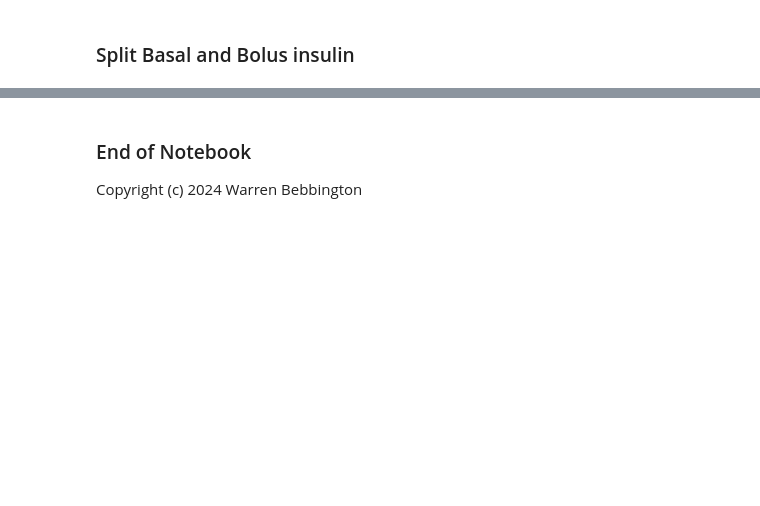
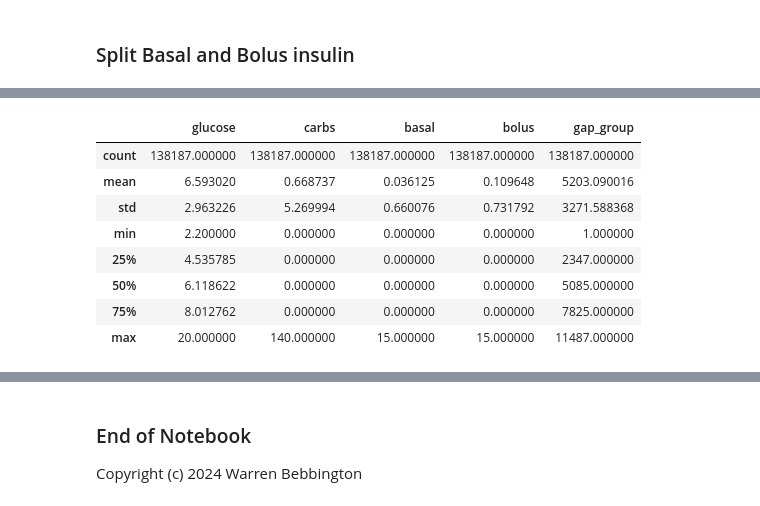
Before and after one commit to Warren8824/simple-glucose-analysis, a Jupyter notebook: preprocess_libre_data.ipynb, the cells around one changed output, grey strips where cells are left out. Drawn from its saved outputs; the diff is of its cells as text; code cells hidden in the pictures; blank space fills up the shorter version.

```diff
--- a/preprocess_libre_data.ipynb
+++ b/preprocess_libre_data.ipynb
@@ -219 +442,13 @@ filtered_df
+# %%
+combined_df_cleaned.describe()
+# %% [output]
+|  | glucose | carbs | basal | bolus | gap_group |
+| count | 138187.000000 | 138187.000000 | 138187.000000 | 138187.000000 | 138187.000000 |
+| mean | 6.593020 | 0.668737 | 0.036125 | 0.109648 | 5203.090016 |
+| std | 2.963226 | 5.269994 | 0.660076 | 0.731792 | 3271.588368 |
+| min | 2.200000 | 0.000000 | 0.000000 | 0.000000 | 1.000000 |
+| 25% | 4.535785 | 0.000000 | 0.000000 | 0.000000 | 2347.000000 |
+| 50% | 6.118622 | 0.000000 | 0.000000 | 0.000000 | 5085.000000 |
+| 75% | 8.012762 | 0.000000 | 0.000000 | 0.000000 | 7825.000000 |
+| max | 20.000000 | 140.000000 | 15.000000 | 15.000000 | 11487.000000 |
 # %% [markdown]
```
Also changed, not shown: parts of 45 cells of this notebook.
